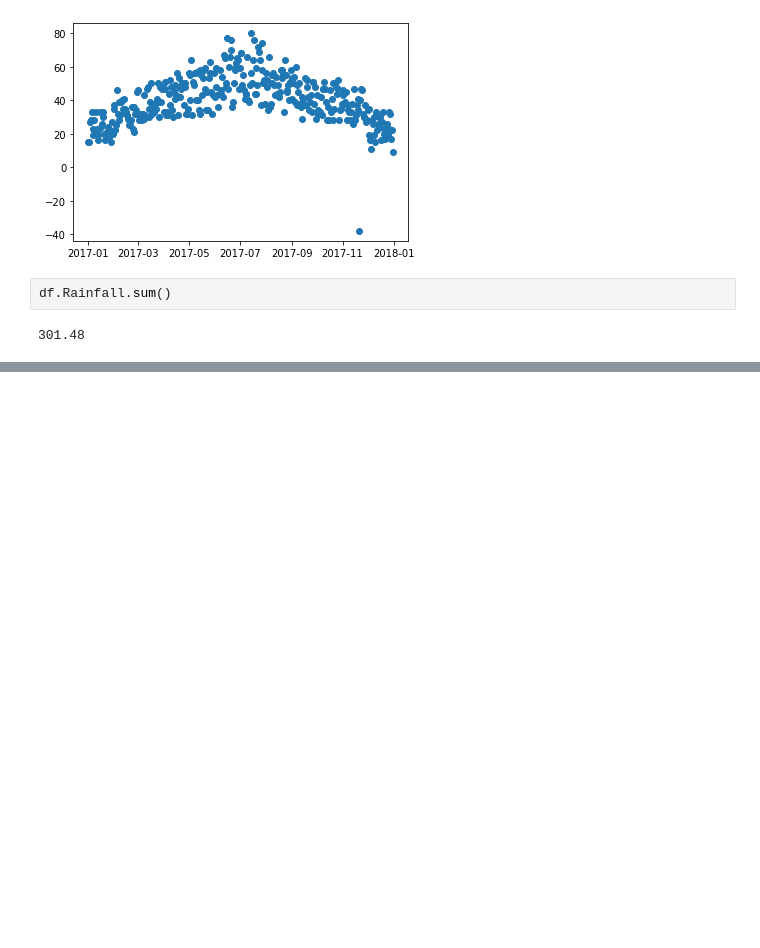
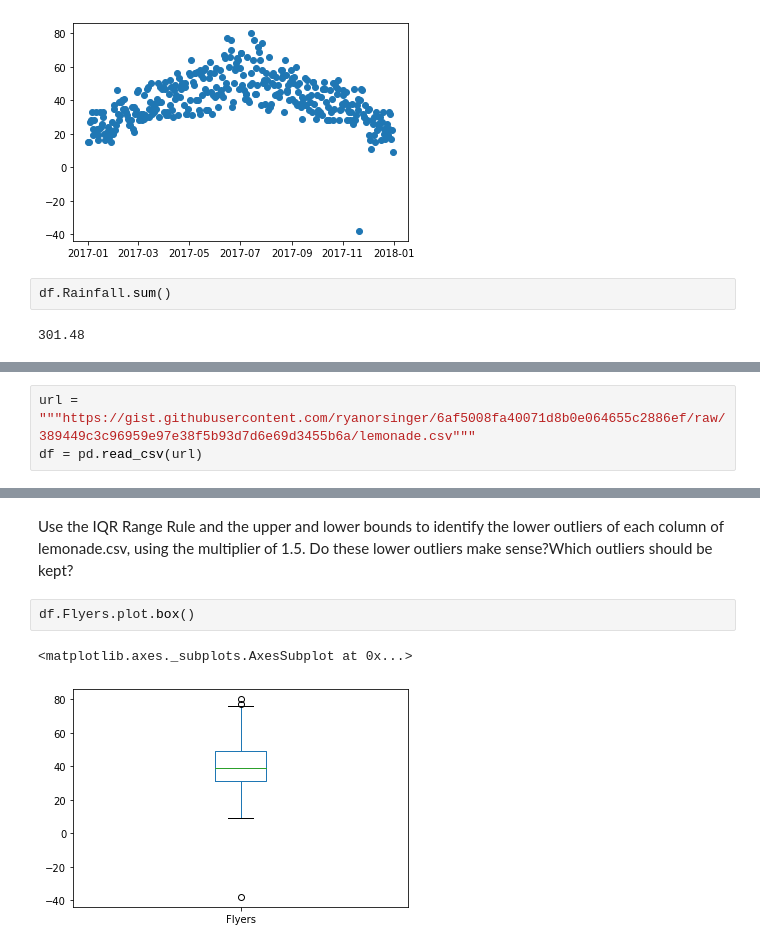
Before and after one commit to noahmelngailis/anomaly_detection, a Jupyter notebook: continuous_probabilistic_methods.ipynb, the cells around one changed output, grey strips where cells are left out. Saved outputs shown, nothing was run; the diff lists cells and outputs as text; blank space fills up the shorter version.

```diff
--- a/continuous_probabilistic_methods.ipynb
+++ b/continuous_probabilistic_methods.ipynb
@@ -153,0 +160,3 @@ df.Rainfall.sum()
+# %%
+url = """https://gist.githubusercontent.com/ryanorsinger/6af5008fa40071d8b0e064655c2886ef/raw/389449c3c96959e97e38f5b93d7d6e69d3455b6a/lemonade.csv"""
+df = pd.read_csv(url)
@@ -153,0 +187,7 @@ df.Rainfall.sum()
+# %% [markdown]
+Use the IQR Range Rule and the upper and lower bounds to identify the lower outliers of each column of lemonade.csv, using the multiplier of 1.5. Do these lower outliers make sense?Which outliers should be kept?
+# %%
+df.Flyers.plot.box()
+# %% [output]
+<matplotlib.axes._subplots.AxesSubplot at 0x...>
+[figure, added]
```
Also changed, not shown: parts of 34 cells of this notebook.
